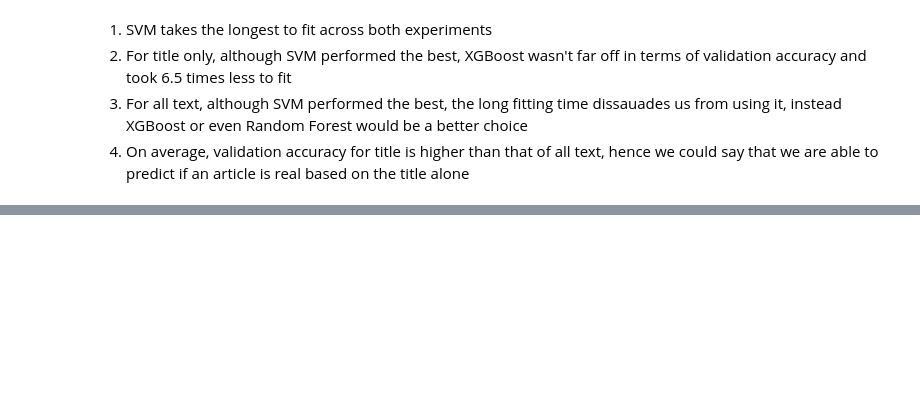
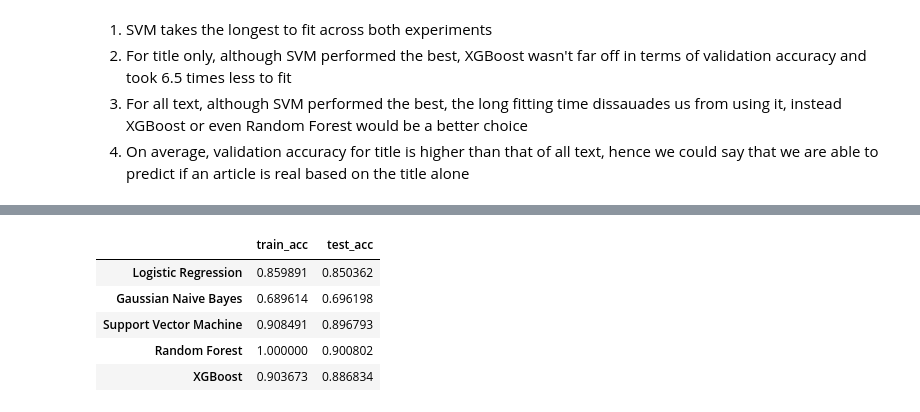
Before and after one commit to Jiawei19/BT4222, a Jupyter notebook: jiawei.ipynb, the cells around one changed output, grey strips where cells are left out. Saved outputs shown, nothing was run; the diff lists cells and outputs as text; code cells hidden in the pictures; blank space fills up the shorter version.

```diff
--- a/jiawei.ipynb
+++ b/jiawei.ipynb
@@ -1104 +1040,47 @@ xgboost_all
+# %%
+results_all_final = pd.DataFrame(index=['Logistic Regression', 'Gaussian Naive Bayes', 'Support Vector Machine', 'Random Forest', 'XGBoost'])
+# %%
+lr_clf = sklearn.base.clone(lr_clf)
+lr_clf.fit(X_train, y_train)
+lr_all_train_acc = lr_clf.score(X_train, y_train)
+lr_all_test_acc = lr_clf.score(X_test, y_test)
+results_all_final.loc['Logistic Regression', 'train_acc'] = lr_all_train_acc
+results_all_final.loc['Logistic Regression', 'test_acc'] = lr_all_test_acc
+
+gnb_clf = sklearn.base.clone(gnb_clf)
+gnb_clf.fit(X_train, y_train)
+gnb_all_train_acc = gnb_clf.score(X_train, y_train)
+gnb_all_test_acc = gnb_clf.score(X_test, y_test)
+results_all_final.loc['Gaussian Naive Bayes', 'train_acc'] = gnb_all_train_acc
+results_all_final.loc['Gaussian Naive Bayes', 'test_acc'] = gnb_all_test_acc
+
+svm_clf = sklearn.base.clone(svm_clf)
+svm_clf.fit(X_train, y_train)
+svm_all_train_acc = svm_clf.score(X_train, y_train)
+svm_all_test_acc = svm_clf.score(X_test, y_test)
+results_all_final.loc['Support Vector Machine', 'train_acc'] = svm_all_train_acc
+results_all_final.loc['Support Vector Machine', 'test_acc'] = svm_all_test_acc
+
+rf_clf = sklearn.base.clone(rf_clf)
+rf_clf.fit(X_train, y_train)
+rf_all_train_acc = rf_clf.score(X_train, y_train)
+rf_all_test_acc = rf_clf.score(X_test, y_test)
+results_all_final.loc['Random Forest', 'train_acc'] = rf_all_train_acc
+results_all_final.loc['Random Forest', 'test_acc'] = rf_all_test_acc
+
+xgboost_clf = sklearn.base.clone(xgboost_clf)
+xgboost_clf.fit(X_train, y_train)
+xgboost_all_train_acc = xgboost_clf.score(X_train, y_train)
+xgboost_all_test_acc = xgboost_clf.score(X_test, y_test)
+results_all_final.loc['XGBoost', 'train_acc'] = xgboost_all_train_acc
+results_all_final.loc['XGBoost', 'test_acc'] = xgboost_all_test_acc
+
+results_all_final
+# %% [output]
+|  | train_acc | test_acc |
+| Logistic Regression | 0.859891 | 0.850362 |
+| Gaussian Naive Bayes | 0.689614 | 0.696198 |
+| Support Vector Machine | 0.908491 | 0.896793 |
+| Random Forest | 1.000000 | 0.900802 |
+| XGBoost | 0.903673 | 0.886834 |
 # %%
```
Also changed, not shown: parts of 46 cells of this notebook.
